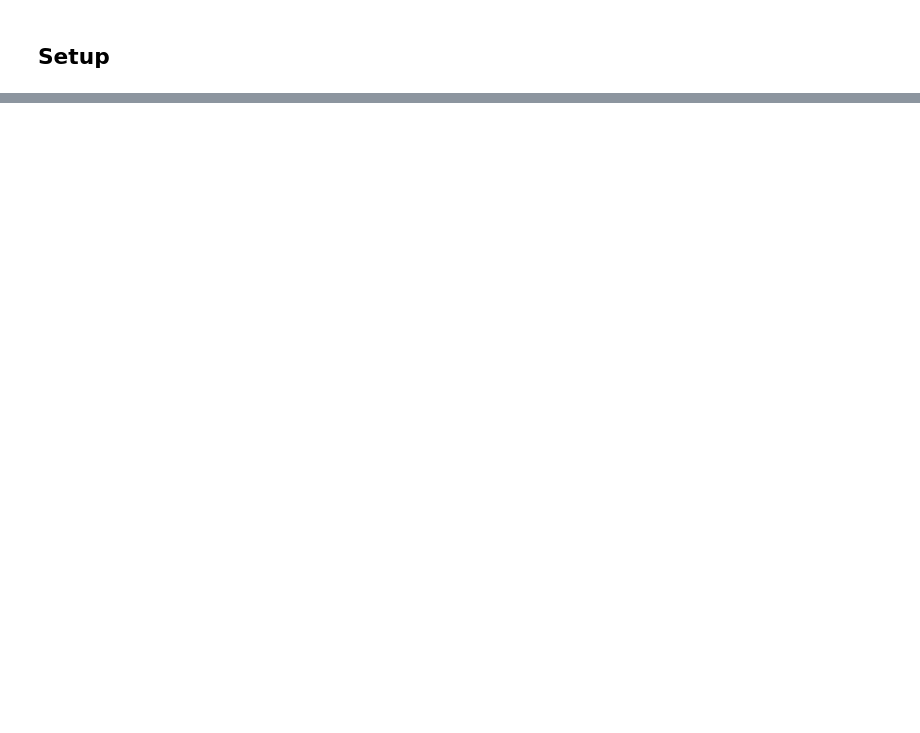
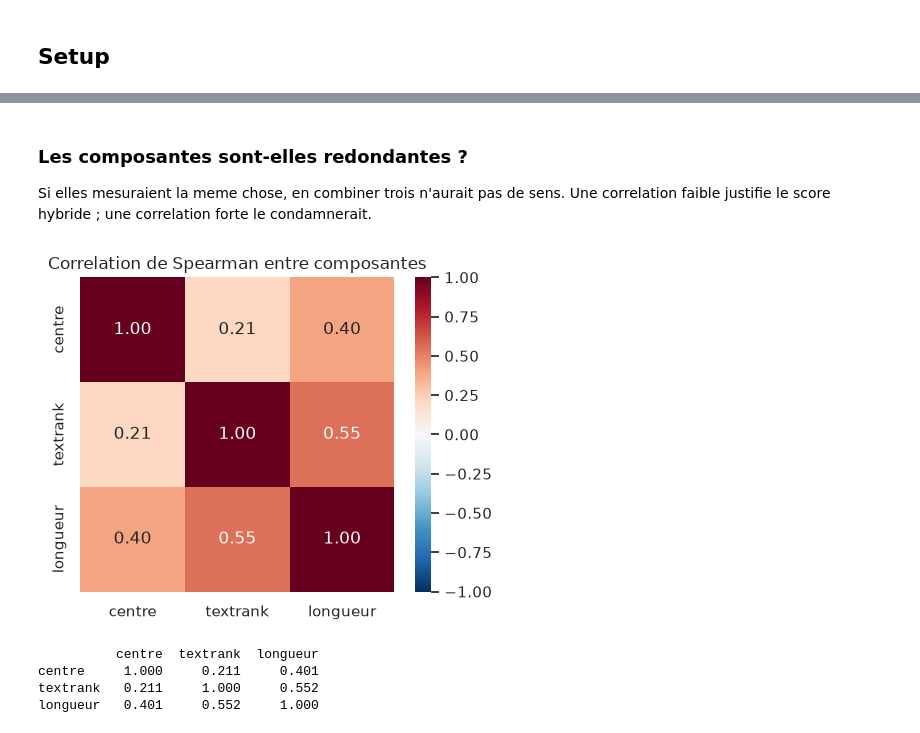
Before and after one commit to GautBlrn/Guess_the_book, a Jupyter notebook: notebooks/07_summary_mmr.ipynb, the cells around one changed output, grey strips where cells are left out. Cells and saved outputs as stored; diff of their text form; code cells hidden in the pictures; blank space fills up the shorter version.

```diff
--- a/notebooks/07_summary_mmr.ipynb
+++ b/notebooks/07_summary_mmr.ipynb
@@ -351,0 +81,3 @@ Resume extractif - 10 phrases - MMR lambda=0.7
+# %%
+corpus = charger_corpus(with_df=False)
+print(f"{len(corpus)} livres dans le corpus")
@@ -351,0 +177,24 @@ Resume extractif - 10 phrases - MMR lambda=0.7
+# %%
+# Composante 1 : specificite lexicale, via TF-IDF sur les phrases.
+matrice_tfidf = vectoriser_phrases_tfidf(
+    phrases, ngram_max=CFG["ngram_max"], min_df=CFG["min_df"],
+)
+s_centre = similarite_au_centre(matrice_tfidf)
+print(f"matrice TF-IDF des phrases : {matrice_tfidf.shape}")
+
+# Composantes 2 et 3 : embeddings CamemBERT, puis TextRank et longueur.
+# `preparer_pool` fait l'extraction et l'encodage en une fois, c'est ce
+# qu'utilise le benchmark.
+phrases_pool, embeddings = preparer_pool(df, champ_termes="lemma")
+print(f"embeddings CamemBERT       : {embeddings.shape}")
+
+s_textrank = centralite_textrank(embeddings)
+s_longueur = bonus_longueur(phrases)
+
+composantes = pd.DataFrame({
+    "centre":   s_centre,
+    "textrank": s_textrank,
+    "longueur": s_longueur,
+})
+print()
+print(composantes.describe().round(4))
@@ -351,0 +214,24 @@ Resume extractif - 10 phrases - MMR lambda=0.7
+# %% [markdown]
+### Les composantes sont-elles redondantes ?
+
+Si elles mesuraient la meme chose, en combiner trois n'aurait pas de sens. Une
+correlation faible justifie le score hybride ; une correlation forte le
+condamnerait.
+# %%
+correlations = composantes.corr(method="spearman")
+
+fig, ax = plt.subplots(figsize=(5, 4))
+sns.heatmap(correlations, annot=True, fmt=".2f", cmap="RdBu_r",
+            vmin=-1, vmax=1, square=True, ax=ax)
+ax.set_title("Correlation de Spearman entre composantes")
+plt.tight_layout()
+plt.savefig(CFG["figures_dir"] / "composantes_correlation.png")
+plt.show()
+
+print(correlations.round(3))
+# %% [output]
+[figure, added]
+          centre  textrank  longueur
+centre     1.000     0.211     0.401
+textrank   0.211     1.000     0.552
+longueur   0.401     0.552     1.000
```
Also changed, not shown: parts of 50 cells of this notebook, 1 other file.
